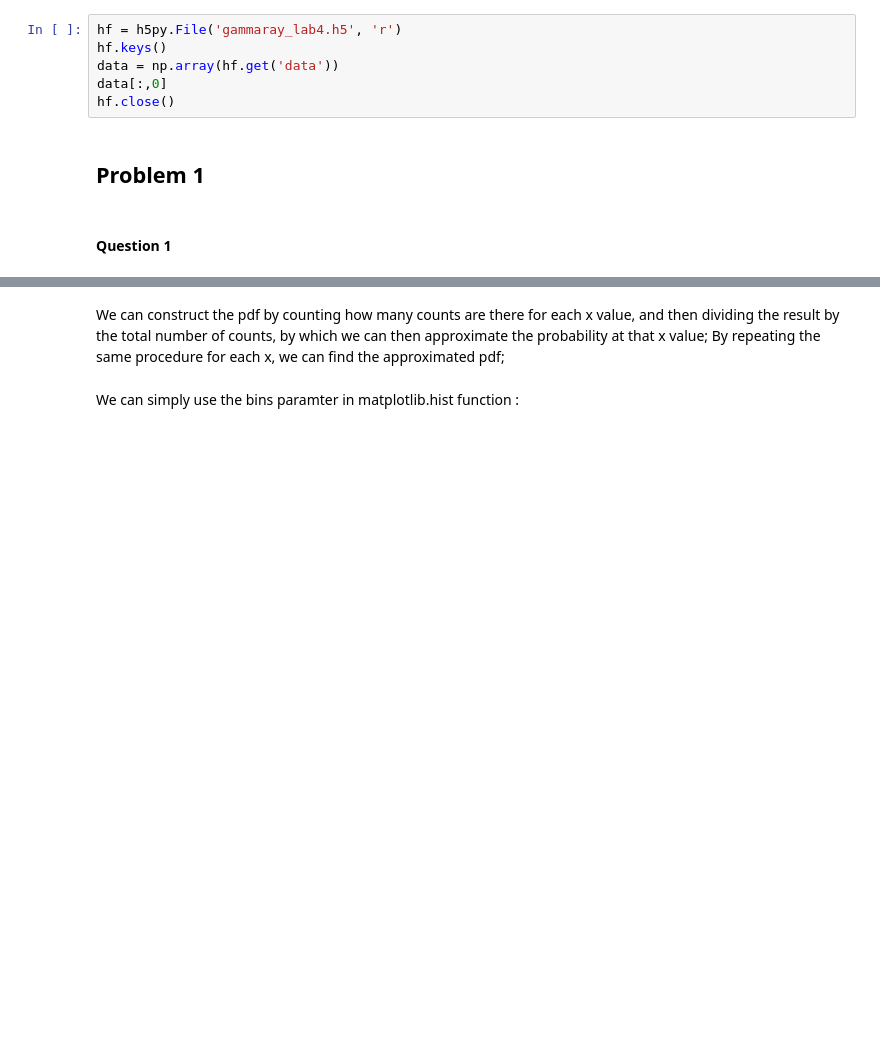
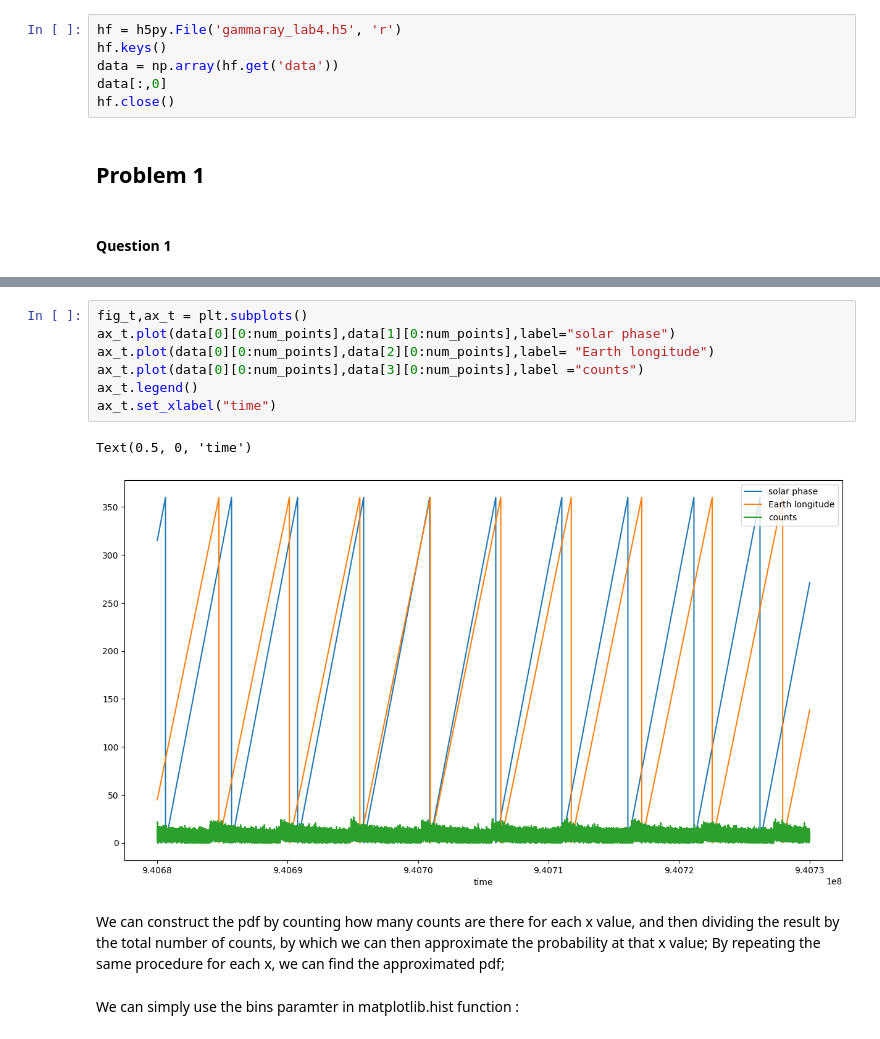
Before and after one commit to AurelianoLZA/Phys_434, a Jupyter notebook: Lab 4.ipynb, the cells around one changed output, grey strips where cells are left out. Cells and saved outputs as stored; diff of their text form; blank space fills up the shorter version.

```diff
--- a/Lab 4.ipynb
+++ b/Lab 4.ipynb
@@ -34,3 +54,13 @@ plt.ylim(0, None);
+# %%
+fig_t,ax_t = plt.subplots()
+ax_t.plot(data[0][0:num_points],data[1][0:num_points],label="solar phase")
+ax_t.plot(data[0][0:num_points],data[2][0:num_points],label= "Earth longitude")
+ax_t.plot(data[0][0:num_points],data[3][0:num_points],label ="counts")
+ax_t.legend()
+ax_t.set_xlabel("time")
+# %% [output]
+Text(0.5, 0, 'time')
+[figure, added]
 # %% [markdown]
 We can construct the pdf by counting how many counts are there for each x value, and then dividing the result by the total number of counts, by which we can then approximate the probability at that x value; By repeating the same procedure for each x, we can find the approximated pdf;
 # %% [markdown]
```
Also changed, not shown: parts of 3 cells of this notebook.
